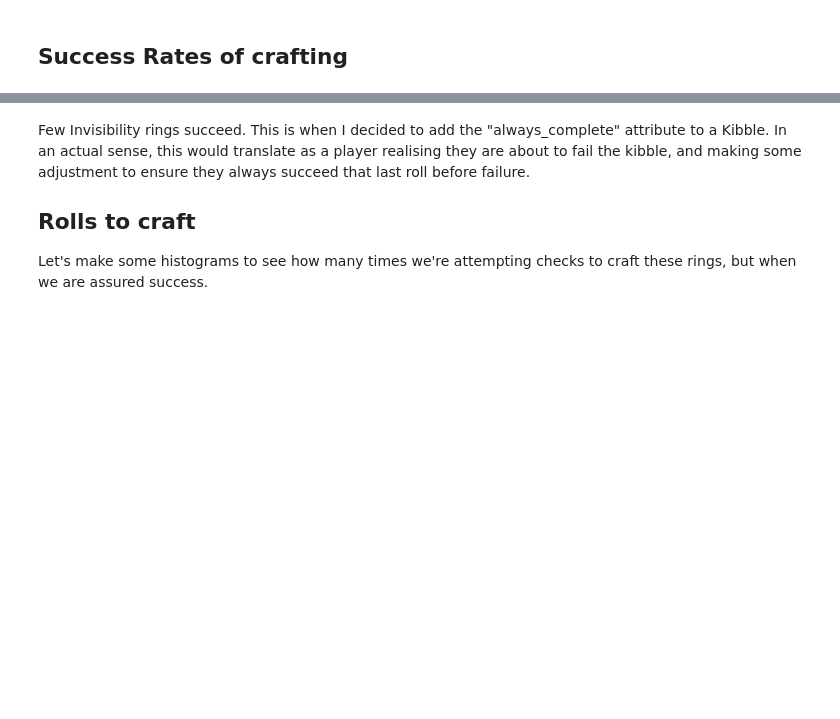
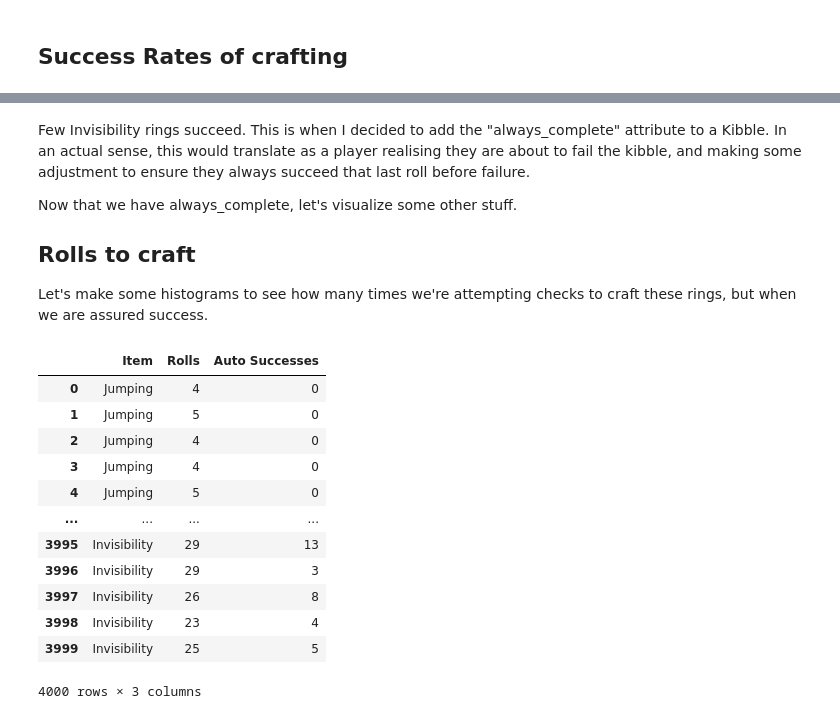
Before and after one commit to nick-vasiliev/role-model, a Jupyter notebook: Dice Example.ipynb, the cells around one changed output, grey strips where cells are left out. Cells and saved outputs as stored; diff of their text form; code cells hidden in the pictures; blank space fills up the shorter version.

Commit message:
always_complete attr

```diff
--- a/Dice Example.ipynb
+++ b/Dice Example.ipynb
@@ -78,5 +80,40 @@ success_bars.show()
 # %% [markdown]
 Few Invisibility rings succeed. This is when I decided to add the "always_complete" attribute to a Kibble. In an actual sense, this would translate as a player realising they are about to fail the kibble, and making some adjustment to ensure they always succeed that last roll before failure.
 
+Now that we have always_complete, let's visualize some other stuff.
+
 ## Rolls to craft
 Let's make some histograms to see how many times we're attempting checks to craft these rings, but when we are assured success.
+# %%
+results = pd.DataFrame(
+    {
+        "Item":[],
+        "Rolls":[],
+        "Auto Successes":[]
+    }
+)
+for ring in rings:
+    for _ in range(n_sims):
+        sim_kibble = Kibble( *ring, always_complete=True )
+        roll_until_complete(sim_kibble, artificer.roll)
+        results.loc[len(results)] = {
+                "Item":sim_kibble.name,
+                "Rolls":sim_kibble.n_rolls,
+                "Auto Successes":sim_kibble.n_auto_successes
+            }
+# %%
+results
+# %% [output]
+|  | Item | Rolls | Auto Successes |
+| 0 | Jumping | 4 | 0 |
+| 1 | Jumping | 5 | 0 |
+| 2 | Jumping | 4 | 0 |
+| 3 | Jumping | 4 | 0 |
+| 4 | Jumping | 5 | 0 |
+| ... | ... | ... | ... |
+| 3995 | Invisibility | 29 | 13 |
+| 3996 | Invisibility | 29 | 3 |
+| 3997 | Invisibility | 26 | 8 |
+| 3998 | Invisibility | 23 | 4 |
+| 3999 | Invisibility | 25 | 5 |
+4000 rows × 3 columns
```
Also changed, not shown: parts of 1 cell of this notebook, 1 other file.
